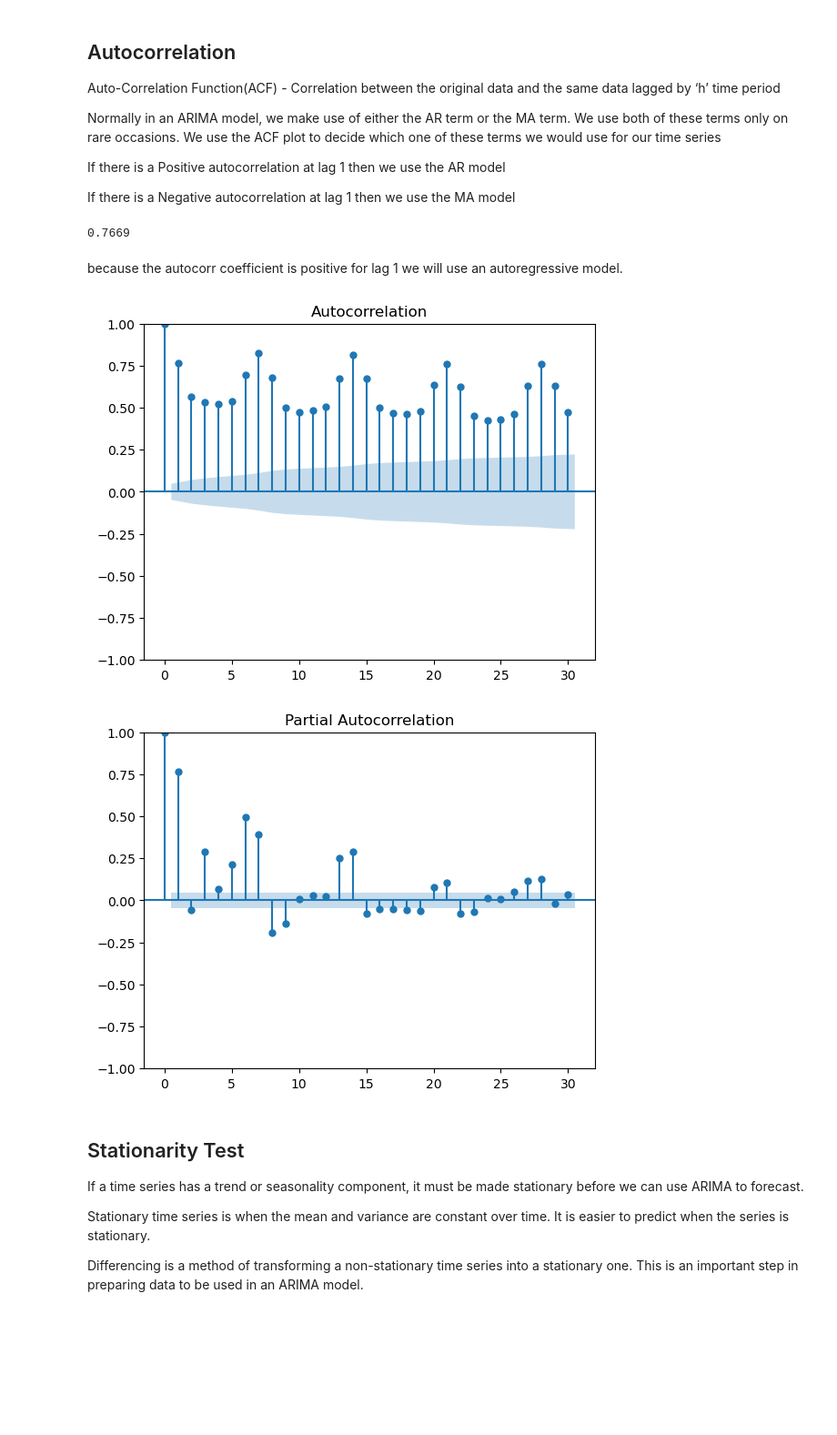
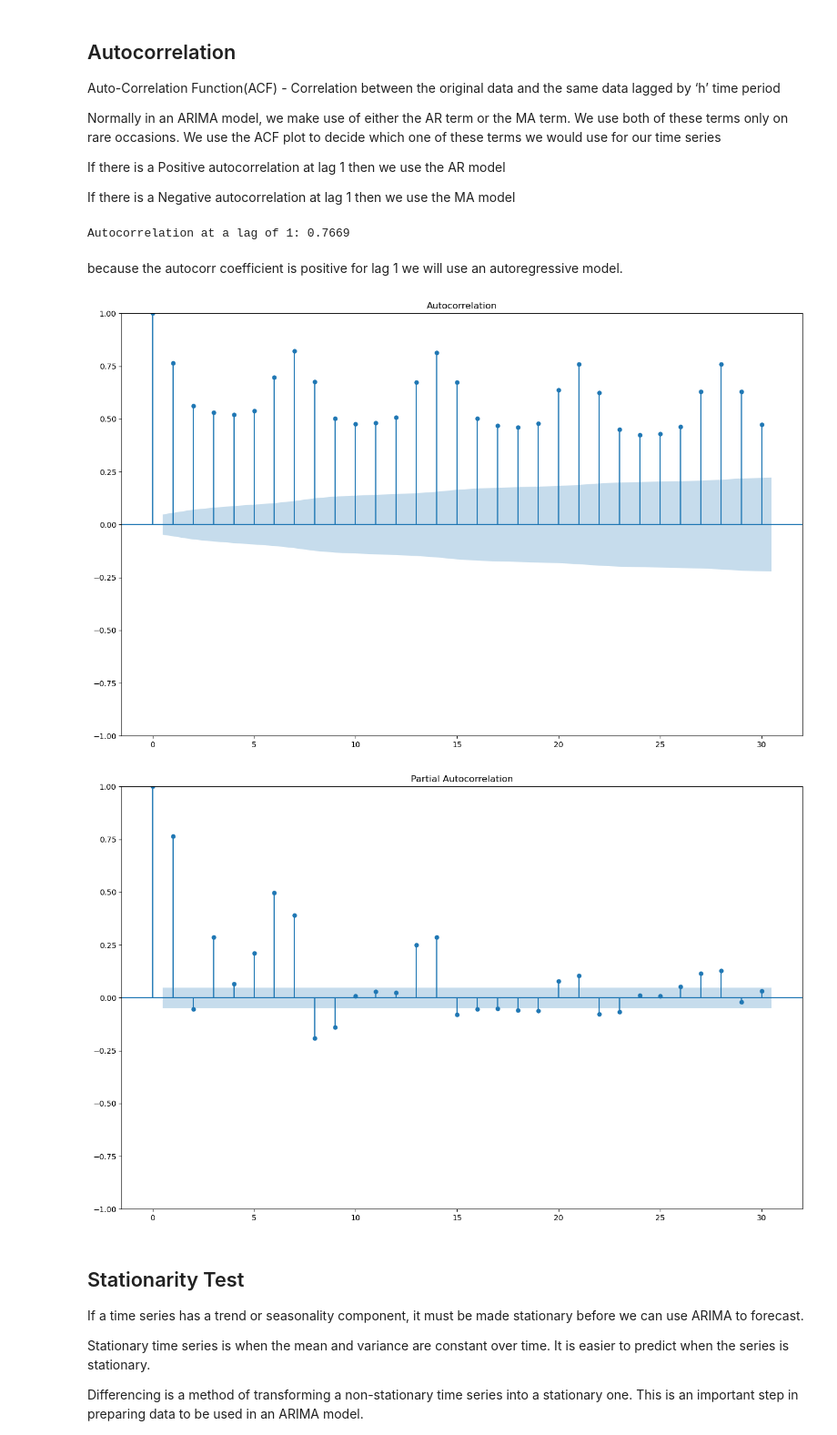
Before and after one commit to ds-ibex/kaggle-store-sales, a Jupyter notebook: notebooks/2.2-gr-arima.ipynb, the cells around one changed output. Shown at 91% size. Drawn from its saved outputs; the diff is of its cells as text; code cells hidden in the pictures; blank space fills up the shorter version.

```diff
--- a/notebooks/2.2-gr-arima.ipynb
+++ b/notebooks/2.2-gr-arima.ipynb
@@ -100,17 +82,20 @@ If there is a Negative autocorrelation at lag 1 then we use the MA model
 # %%
 # lag of one
 sales_series = daily_sales['sales']
-print(f'{sales_series.autocorr():.4f}')
+print(f'Autocorrelation at a lag of 1: {sales_series.autocorr():.4f}')
 # %% [output]
-0.7669
+Autocorrelation at a lag of 1: 0.7669
 # %% [markdown]
 because the autocorr coefficient is positive for lag 1 we will use an autoregressive model.
 # %%
-acf = plot_acf(sales_series, lags=30)
-pacf = plot_pacf(sales_series, lags=30, method='ywm')   # added method to get rid of a future warning
+# plot acf and pcf
+fig, ax = plt.subplots(figsize=(16, 10))
+acf = plot_acf(sales_series, lags=30, ax=ax)
+fig, ax = plt.subplots(figsize=(16, 10))
+pacf = plot_pacf(sales_series, lags=30, method='ywm', ax=ax)   # added method to get rid of a future warning
 # %% [output]
-[figure, old version]
+[figure, new version]
-[figure, old version]
+[figure, new version]
 # %% [markdown]
 ## Stationarity Test
 
```
Also changed, not shown: parts of 31 cells of this notebook, 6 other files.
